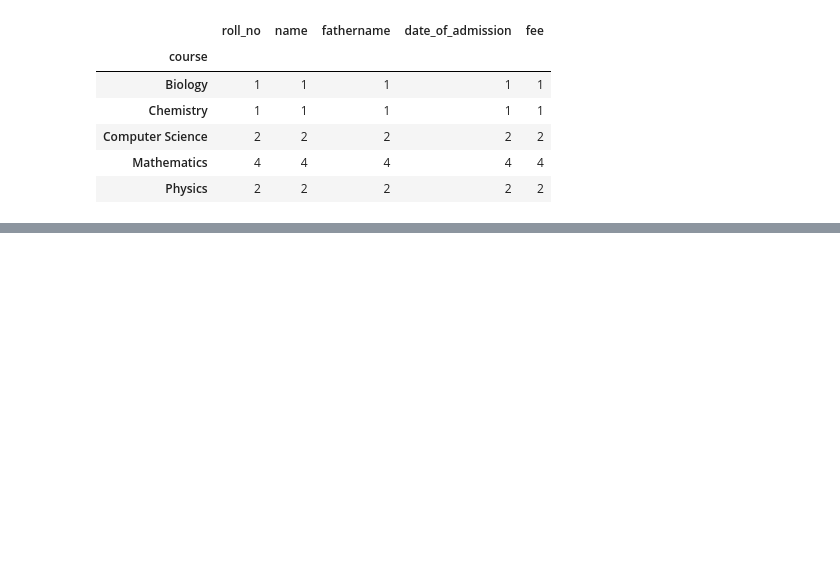
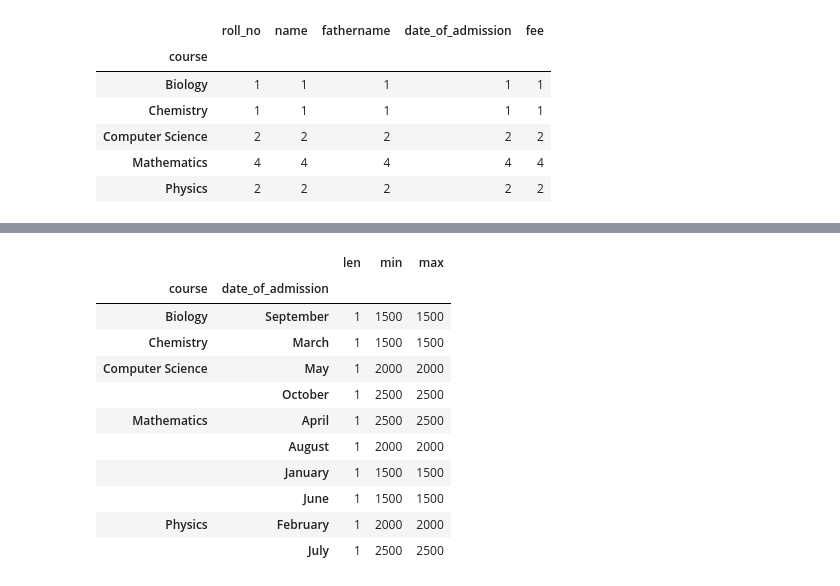
Before and after one commit to Shafqatsarwar/Python-classes, a Jupyter notebook: class19-filter-groupby-visualisation/class19-groupby.ipynb, the cells around one changed output, grey strips where cells are left out. Saved outputs shown, nothing was run; the diff lists cells and outputs as text; code cells hidden in the pictures; blank space fills up the shorter version.

```diff
--- a/class19-filter-groupby-visualisation/class19-groupby.ipynb
+++ b/class19-filter-groupby-visualisation/class19-groupby.ipynb
@@ -298,0 +264,15 @@ student_df.groupby(['course']).aggregate('count')
+# %%
+student_df.groupby(['course',student_df['date_of_admission'].dt.strftime('%B')])['fee'].agg([len,min, max])
+# %% [output]
+|  |  | len | min | max |
+| course | date_of_admission |  |  |  |
+| Biology | September | 1 | 1500 | 1500 |
+| Chemistry | March | 1 | 1500 | 1500 |
+| Computer Science | May | 1 | 2000 | 2000 |
+|  | October | 1 | 2500 | 2500 |
+| Mathematics | April | 1 | 2500 | 2500 |
+|  | August | 1 | 2000 | 2000 |
+|  | January | 1 | 1500 | 1500 |
+|  | June | 1 | 1500 | 1500 |
+| Physics | February | 1 | 2000 | 2000 |
+|  | July | 1 | 2500 | 2500 |
```
Also changed, not shown: parts of 6 cells of this notebook, 2 other files.
